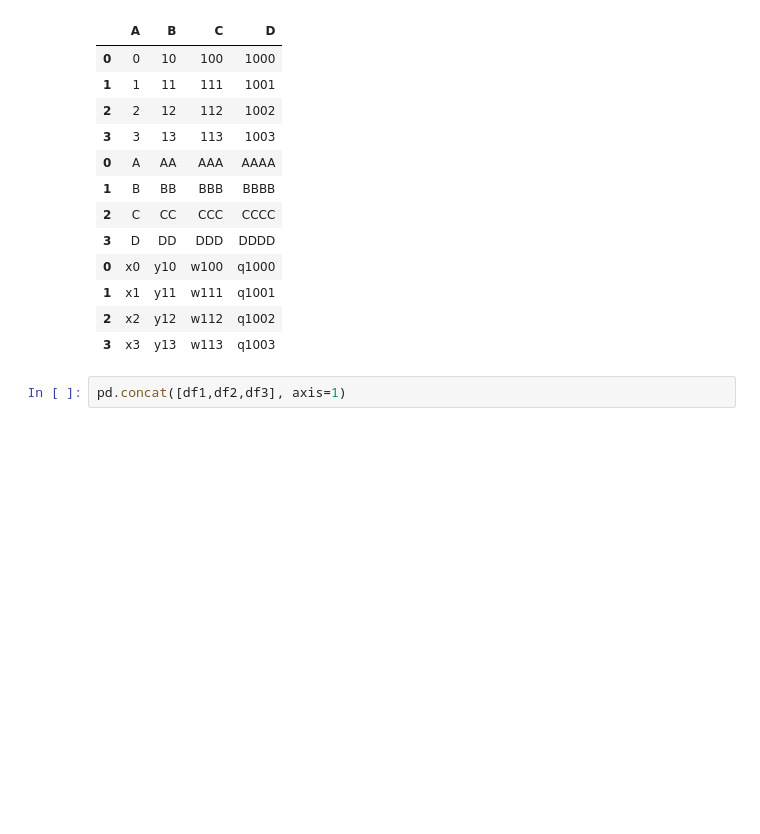
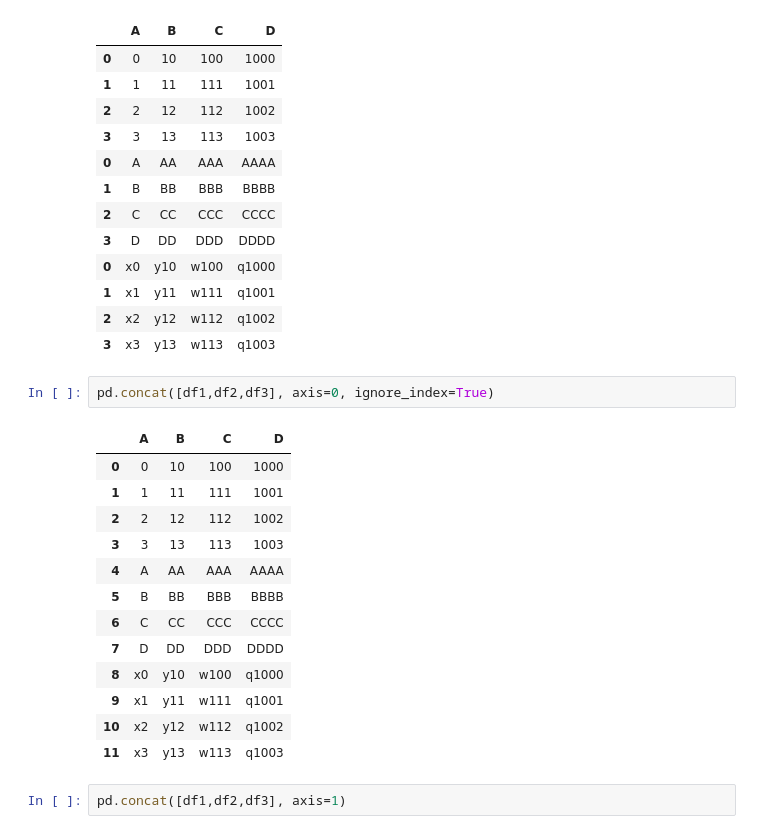
Before and after one commit to Rbiasuz/old_stuff, a Jupyter notebook: 1 Aulas Data Science/2 - Data Science Tool Kit/Pandas/Pandas Part 4 - Agrupar e Concatenar.ipynb, the cells around one changed output. Drawn from its saved outputs; the diff is of its cells as text; blank space fills up the shorter version.

```diff
--- a/1 Aulas Data Science/2 - Data Science Tool Kit/Pandas/Pandas Part 4 - Agrupar e Concatenar.ipynb
+++ b/1 Aulas Data Science/2 - Data Science Tool Kit/Pandas/Pandas Part 4 - Agrupar e Concatenar.ipynb
@@ -199,6 +193,22 @@ pd.concat([df1,df2,df3], axis=0)
 | 1 | x1 | y11 | w111 | q1001 |
 | 2 | x2 | y12 | w112 | q1002 |
 | 3 | x3 | y13 | w113 | q1003 |
+# %%
+pd.concat([df1,df2,df3], axis=0, ignore_index=True)
+# %% [output]
+|  | A | B | C | D |
+| 0 | 0 | 10 | 100 | 1000 |
+| 1 | 1 | 11 | 111 | 1001 |
+| 2 | 2 | 12 | 112 | 1002 |
+| 3 | 3 | 13 | 113 | 1003 |
+| 4 | A | AA | AAA | AAAA |
+| 5 | B | BB | BBB | BBBB |
+| 6 | C | CC | CCC | CCCC |
+| 7 | D | DD | DDD | DDDD |
+| 8 | x0 | y10 | w100 | q1000 |
+| 9 | x1 | y11 | w111 | q1001 |
+| 10 | x2 | y12 | w112 | q1002 |
+| 11 | x3 | y13 | w113 | q1003 |
 # %%
 pd.concat([df1,df2,df3], axis=1)
 # %% [output]
```
Also changed, not shown: parts of 16 cells of this notebook, 2 other files.
